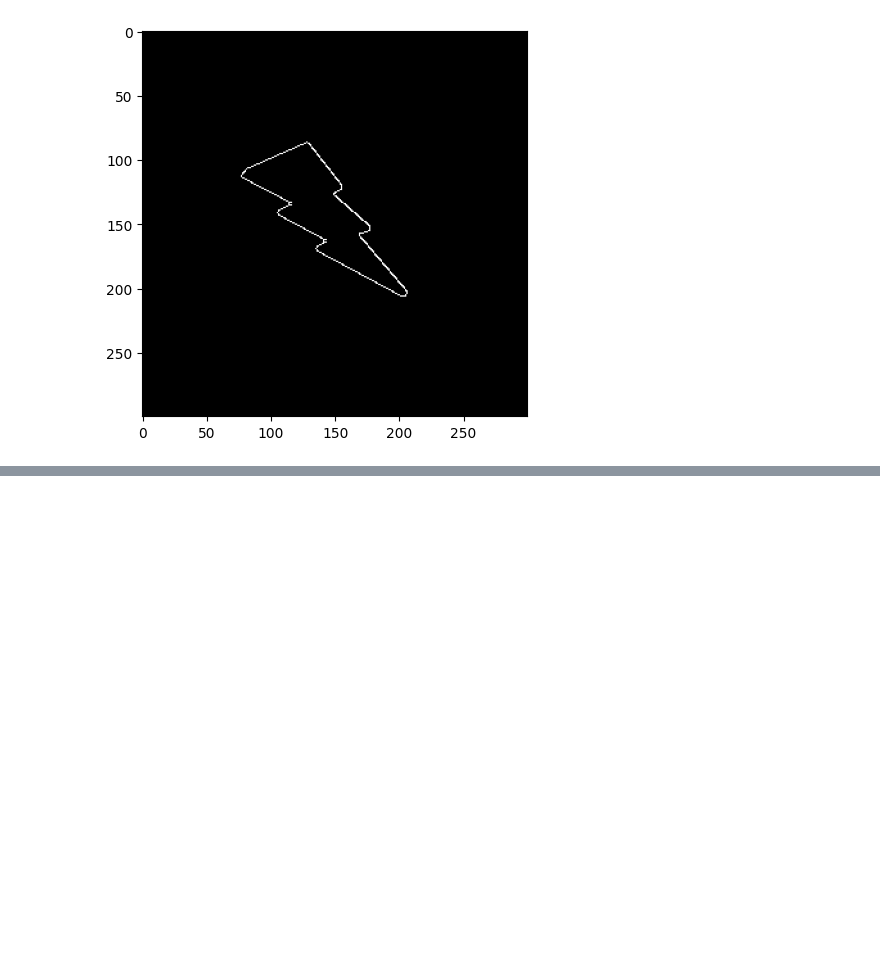
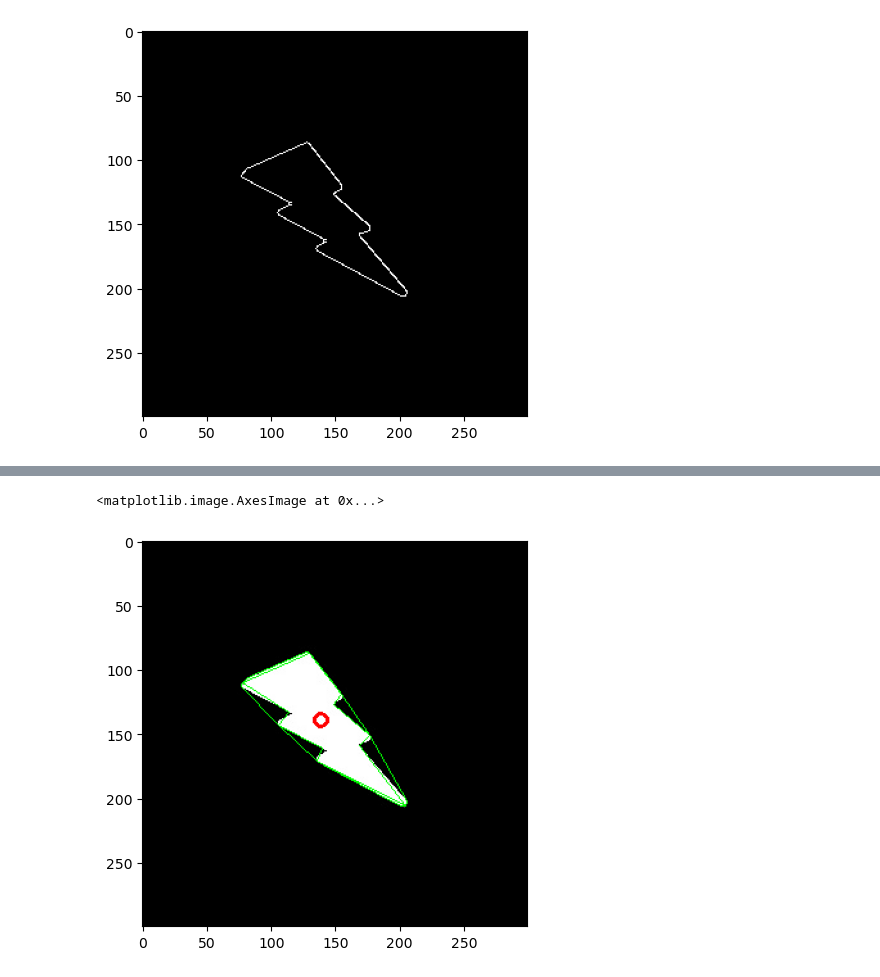
Before and after one commit to daferre01/BIGDATA-IA, a Jupyter notebook: IA/PROGRAMACION_DE_IA/Espacios_de_Color/contornos.ipynb, the cells around one changed output, grey strips where cells are left out. Drawn from its saved outputs; the diff is of its cells as text; code cells hidden in the pictures; blank space fills up the shorter version.

```diff
--- a/IA/PROGRAMACION_DE_IA/Espacios_de_Color/contornos.ipynb
+++ b/IA/PROGRAMACION_DE_IA/Espacios_de_Color/contornos.ipynb
@@ -66,0 +65,8 @@ Centro: 139, 139
+# %%
+hull = cv.convexHull(cnt)
+img2 = imgc.copy()
+cv.drawContours(img2, [hull], -1, (0,255,0), 1)
+plt.imshow(img2)
+# %% [output]
+<matplotlib.image.AxesImage at 0x...>
+[figure, added]
```
Also changed, not shown: parts of 3 cells of this notebook, 1 other file.
